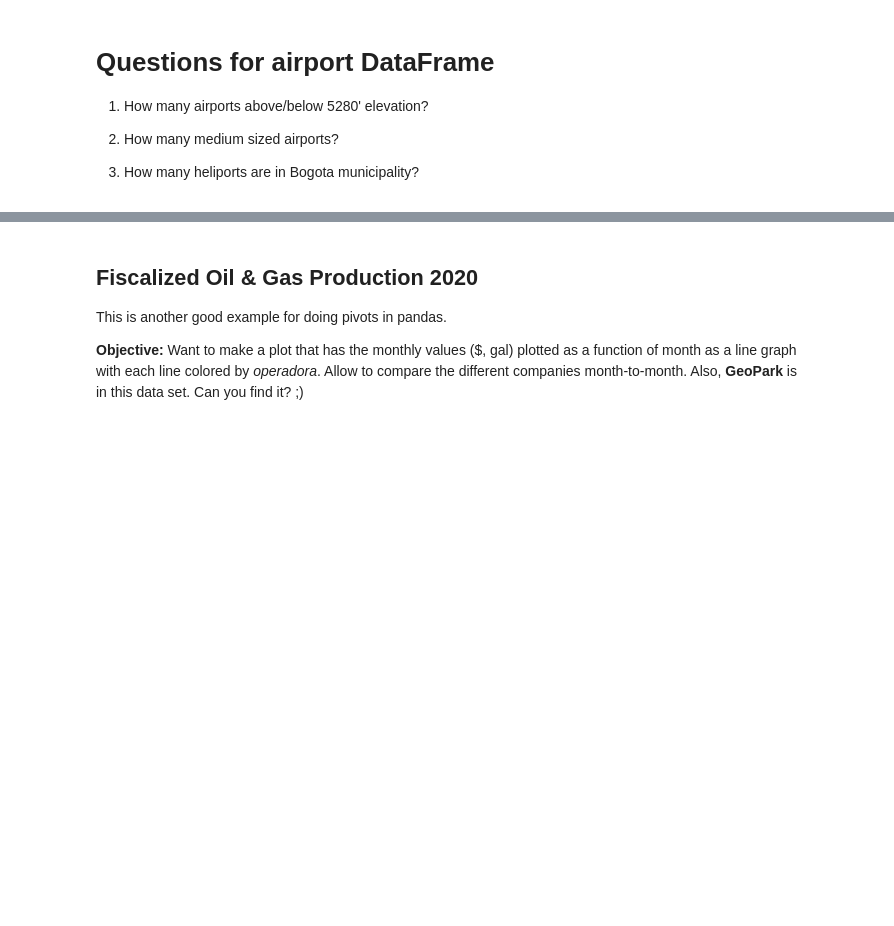
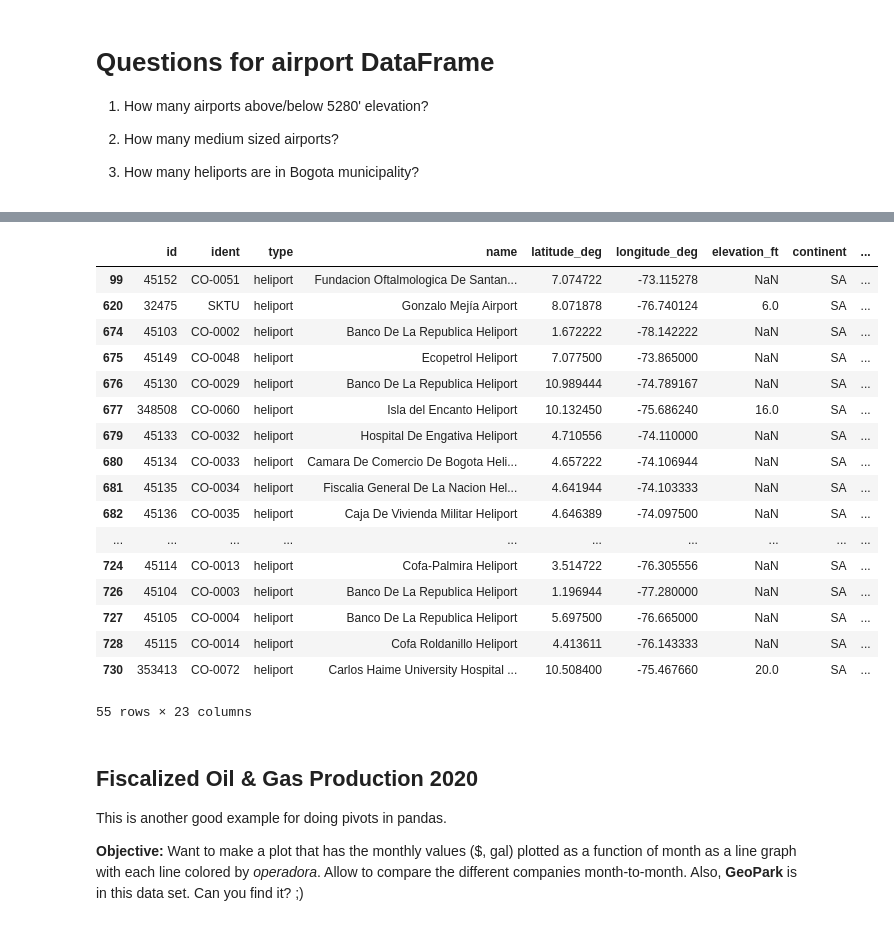
Before and after one commit to AGomezPrada/02-geopark-pandas-dataframes, a Jupyter notebook: notebooks/02-geopark-pandas-empty.ipynb, the cells around one changed output, grey strips where cells are left out. Saved outputs shown, nothing was run; the diff lists cells and outputs as text; code cells hidden in the pictures; blank space fills up the shorter version.

```diff
--- a/notebooks/02-geopark-pandas-empty.ipynb
+++ b/notebooks/02-geopark-pandas-empty.ipynb
@@ -163,5 +209,26 @@ pd.crosstab(col_airports_df.type,col_airports_df.municipality)
 # %%
 # How many heliports?
+heli_number = col_airports_df[col_airports_df['type'] == 'heliport']
+heli_number
+# %% [output]
+|  | id | ident | type | name | latitude_deg | longitude_deg | elevation_ft | continent | ... |
+| 99 | 45152 | CO-0051 | heliport | Fundacion Oftalmologica De Santan... | 7.074722 | -73.115278 | NaN | SA | ... |
+| 620 | 32475 | SKTU | heliport | Gonzalo Mejía Airport | 8.071878 | -76.740124 | 6.0 | SA | ... |
+| 674 | 45103 | CO-0002 | heliport | Banco De La Republica Heliport | 1.672222 | -78.142222 | NaN | SA | ... |
+| 675 | 45149 | CO-0048 | heliport | Ecopetrol Heliport | 7.077500 | -73.865000 | NaN | SA | ... |
+| 676 | 45130 | CO-0029 | heliport | Banco De La Republica Heliport | 10.989444 | -74.789167 | NaN | SA | ... |
+| 677 | 348508 | CO-0060 | heliport | Isla del Encanto Heliport | 10.132450 | -75.686240 | 16.0 | SA | ... |
+| 679 | 45133 | CO-0032 | heliport | Hospital De Engativa Heliport | 4.710556 | -74.110000 | NaN | SA | ... |
+| 680 | 45134 | CO-0033 | heliport | Camara De Comercio De Bogota Heli... | 4.657222 | -74.106944 | NaN | SA | ... |
+| 681 | 45135 | CO-0034 | heliport | Fiscalia General De La Nacion Hel... | 4.641944 | -74.103333 | NaN | SA | ... |
+| 682 | 45136 | CO-0035 | heliport | Caja De Vivienda Militar Heliport | 4.646389 | -74.097500 | NaN | SA | ... |
+| ... | ... | ... | ... | ... | ... | ... | ... | ... | ... |
+| 724 | 45114 | CO-0013 | heliport | Cofa-Palmira Heliport | 3.514722 | -76.305556 | NaN | SA | ... |
+| 726 | 45104 | CO-0003 | heliport | Banco De La Republica Heliport | 1.196944 | -77.280000 | NaN | SA | ... |
+| 727 | 45105 | CO-0004 | heliport | Banco De La Republica Heliport | 5.697500 | -76.665000 | NaN | SA | ... |
+| 728 | 45115 | CO-0014 | heliport | Cofa Roldanillo Heliport | 4.413611 | -76.143333 | NaN | SA | ... |
+| 730 | 353413 | CO-0072 | heliport | Carlos Haime University Hospital ... | 10.508400 | -75.467660 | 20.0 | SA | ... |
+55 rows × 23 columns
 # %% [markdown]
 ## **Fiscalized Oil & Gas Production 2020**
 
```
Also changed, not shown: parts of 4 cells of this notebook.
